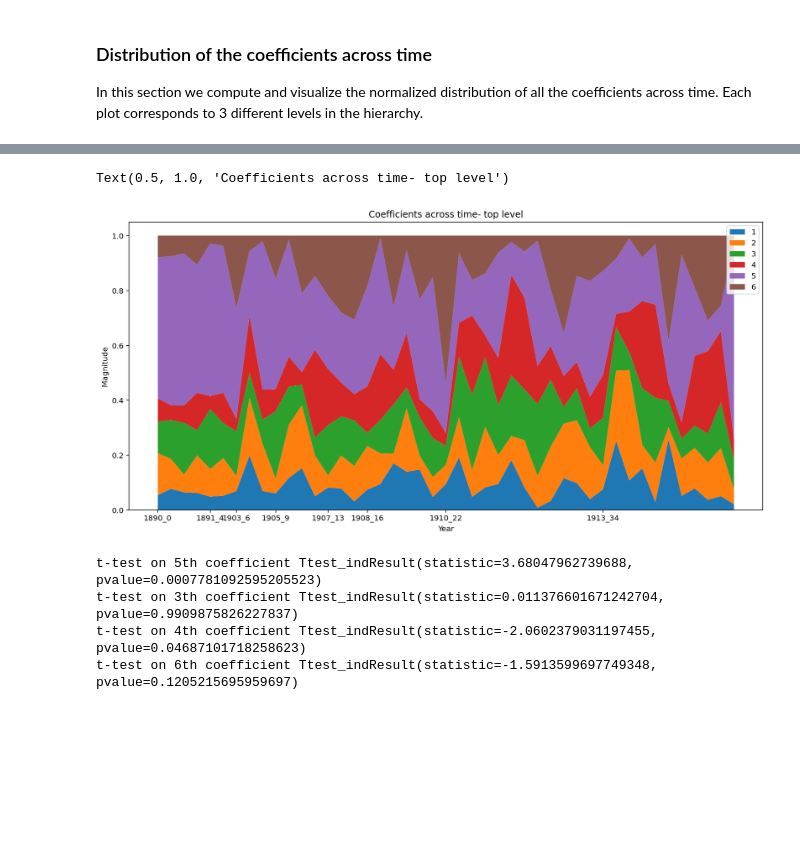
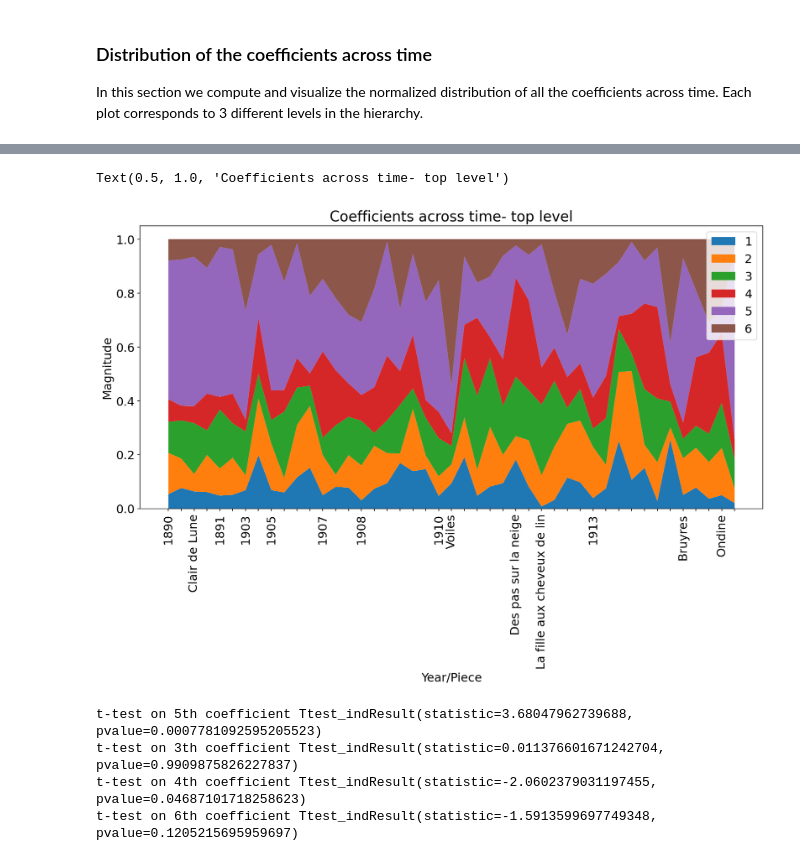
Before and after one commit to ludovicaschaerf/Group-5-Debussy-Pitch-Scapes, a Jupyter notebook: milestone3.ipynb, the cells around one changed output, grey strips where cells are left out. Cells and saved outputs as stored; diff of their text form; code cells hidden in the pictures; blank space fills up the shorter version.

Commit message:
larger font

```diff
--- a/milestone3.ipynb
+++ b/milestone3.ipynb
@@ -213,6 +213,8 @@ could not predict
 could not predict
 could not predict
 could not predict
+# %%
+plt.rcParams.update({'font.size': 16})
 # %%
 coeffs_l = [d[0] for d in data_l.values()]
 coeffs = [d[0] for d in data.values()]
@@ -283,3 +285,6 @@ Splitting the plot in different periods in time, we can observe a huge differenc
 # %% [markdown]
 ### Distribution of the coefficients across time
 In this section we compute and visualize the normalized distribution of all the coefficients across time. Each plot corresponds to 3 different levels in the hierarchy.
+# %%
+for i,score in enumerate(scores):
+    print(i ,score.split('\\')[-1])
@@ -286,30 +309,44 @@ In this section we compute and visualize the normalized distribution of all the
 # %%
 x = range(1,len(scores))
 y = []
 coeffs = [d[2] for d in data.values()]
 cfr = pd.DataFrame(coeffs)
 coeffs_perc = cfr.divide(cfr.sum(axis=1), axis=0)
 scr = list(data.keys())
 years = []
 for i in range(len(scr)):
     years.append(scr[i].split('\\')[-1][:4]+'_'+str(i))
 pal = ["#2E4057", "#66A182", "#CAFFB9", "#AEF78E","#F19C79", "#A44A3F"]
 for i in range(6):
     y.append(coeffs_perc[i])
 
 fig = plt.figure(figsize=(15, 7))
 ax= fig.add_subplot()
 
 ax.stackplot(years,y[0],y[1], y[2],y[3],y[4],y[5],linewidth=0, labels=['1','2','3','4','5','6'])
-ax.xaxis.set_major_locator(plt.FixedLocator([0, 4, 6, 9, 13, 16, 22,34]))
-plt.xlabel('Year')
+
+labels = [item.get_text() for item in ax.get_xticklabels()]
+
+labels[2] = 'Clair de Lune'
+labels[22] = 'Voiles'
+labels[27] = 'Des pas sur la neige'
+labels[29] = 'La fille aux cheveux de lin'
+labels[40] = 'Bruyres'
+labels[43] = 'Ondine'
+
+for lbl in [0, 4, 6, 8, 12, 15, 21, 33]:
+    labels[lbl] += scr[lbl].split('\\')[-1][:4]
+
+ax.set_xticklabels(labels, rotation=90)
+
+plt.xlabel('Year/Piece')
 plt.ylabel('Magnitude')
 
 plt.legend(loc='upper right')
 plt.title('Coefficients across time- top level')
 # %% [output]
 Text(0.5, 1.0, 'Coefficients across time- top level')
-[figure, old version]
+[figure, new version]
 # %%
 early_5 = y[4][:5]
 late_5 = y[4][13:]
```
Also changed, not shown: parts of 16 cells of this notebook.
